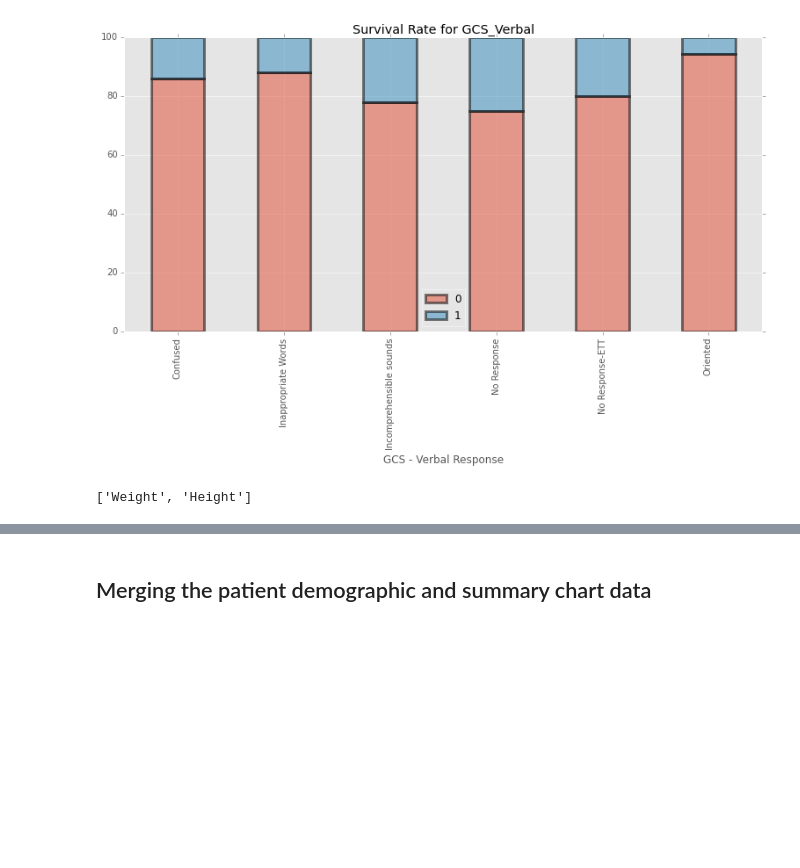
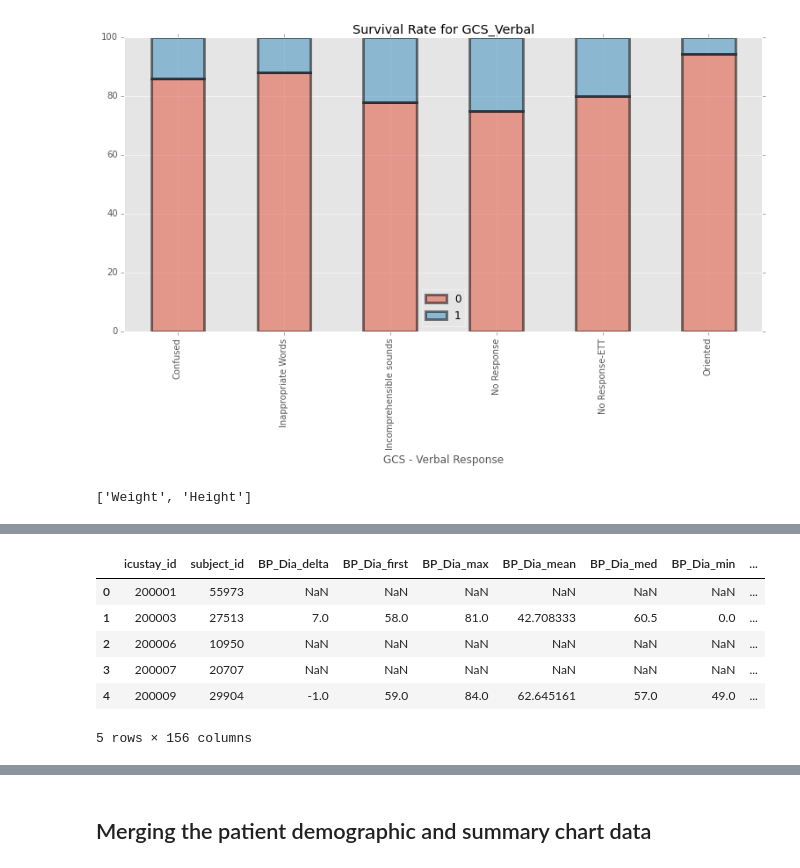
Before and after one commit to RJBeetel3/mimic3_analysis, a Jupyter notebook: CHARTEVENTS_FIRST24.ipynb, the cells around one changed output, grey strips where cells are left out. Cells and saved outputs as stored; diff of their text form; code cells hidden in the pictures; blank space fills up the shorter version.

```diff
--- a/CHARTEVENTS_FIRST24.ipynb
+++ b/CHARTEVENTS_FIRST24.ipynb
@@ -686,4 +772,7 @@ data2.columns
 # %%
+# MERGE DATAFRAMES HERE
+# QUESTION UTILITY OF HAVING INDIVIDUAL FRAMES
+# ** CAN BE CODED MORE EFFICIENTLY. SEE LABEVENTS_FIRST24.ipynb **
 data2 = data.drop_duplicates('icustay_id', keep = 'first')
 data3 = data2.drop(['label', 'value', 'valuenum'], axis = 1)
 data3.set_index(['icustay_id'], inplace = True)
@@ -744,31 +833,66 @@ for col in max_dict.keys():
     newcols.append(col)
     data3.columns = newcols
 
+for col in first_dict.keys():
+    col2 = first_dict_names[col]
+    data3 = data3.merge(pd.DataFrame(first_dict[col][col2]), left_index = True, right_index = True,
+                       how = 'left', sort = True)
+    newcols = list(data3.columns)
+    newcols.pop()
+    newcols.append(col)
+    data3.columns = newcols
+
+for col in delta_dict.keys():
+    col2 = delta_dict_names[col]
+    data3 = data3.merge(pd.DataFrame(delta_dict[col][col2]), left_index = True, right_index = True,
+                       how = 'left', sort = True)
+    newcols = list(data3.columns)
+    newcols.pop()
+    newcols.append(col)
+    data3.columns = newcols
+
+for col in slope_dict.keys():
+    col2 = slope_dict_names[col]
+    data3 = data3.merge(pd.DataFrame(slope_dict[col][col2]), left_index = True, right_index = True,
+                       how = 'left', sort = True)
+    newcols = list(data3.columns)
+    newcols.pop()
+    newcols.append(col)
+    data3.columns = newcols
+
 for col in const_dict.keys():
     col2 = const_dict_names[col]
     data3 = data3.merge(pd.DataFrame(const_dict[col][col2]), left_index = True, right_index = True,
                        how = 'left', sort = True)
     newcols = list(data3.columns)
     newcols.pop()
     newcols.append(col)
     data3.columns = newcols
 
 for col in cat_dict.keys():
     col2 = cat_dict_names[col]
     data3 = data3.merge(pd.DataFrame(cat_dict[col][col2]), left_index = True, right_index = True,
                        how = 'left', sort = True)
     newcols = list(data3.columns)
     newcols.pop()
     newcols.append(col)
     data3.columns = newcols
 
 data3['icustay_id'] = data3.index
 cols = list(data3.columns)
 cols.sort()
 cols.insert(0, cols.pop(cols.index('icustay_id')))
 cols.insert(1, cols.pop(cols.index('subject_id')))
 
 
 data3 = data3[cols]
 data3.set_index(np.arange(data3.shape[0]), inplace = True)
 data3.head()
+# %% [output]
+|  | icustay_id | subject_id | BP_Dia_delta | BP_Dia_first | BP_Dia_max | BP_Dia_mean | BP_Dia_med | BP_Dia_min | ... |
+| 0 | 200001 | 55973 | NaN | NaN | NaN | NaN | NaN | NaN | ... |
+| 1 | 200003 | 27513 | 7.0 | 58.0 | 81.0 | 42.708333 | 60.5 | 0.0 | ... |
+| 2 | 200006 | 10950 | NaN | NaN | NaN | NaN | NaN | NaN | ... |
+| 3 | 200007 | 20707 | NaN | NaN | NaN | NaN | NaN | NaN | ... |
+| 4 | 200009 | 29904 | -1.0 | 59.0 | 84.0 | 62.645161 | 57.0 | 49.0 | ... |
+5 rows × 156 columns
```
Also changed, not shown: parts of 16 cells of this notebook.
